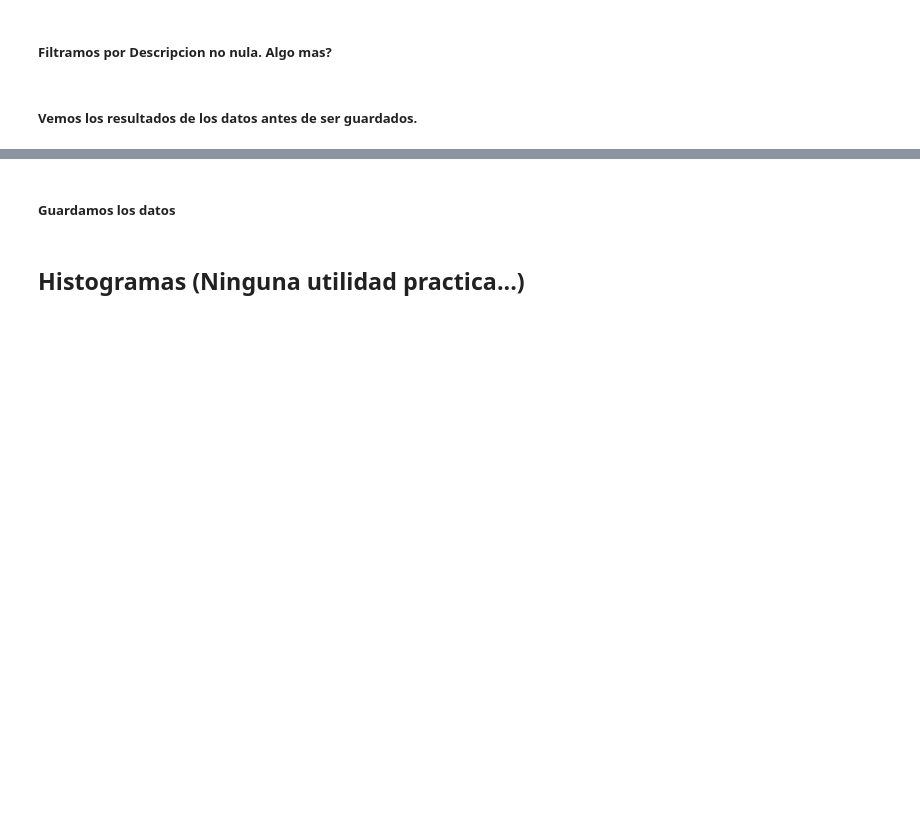
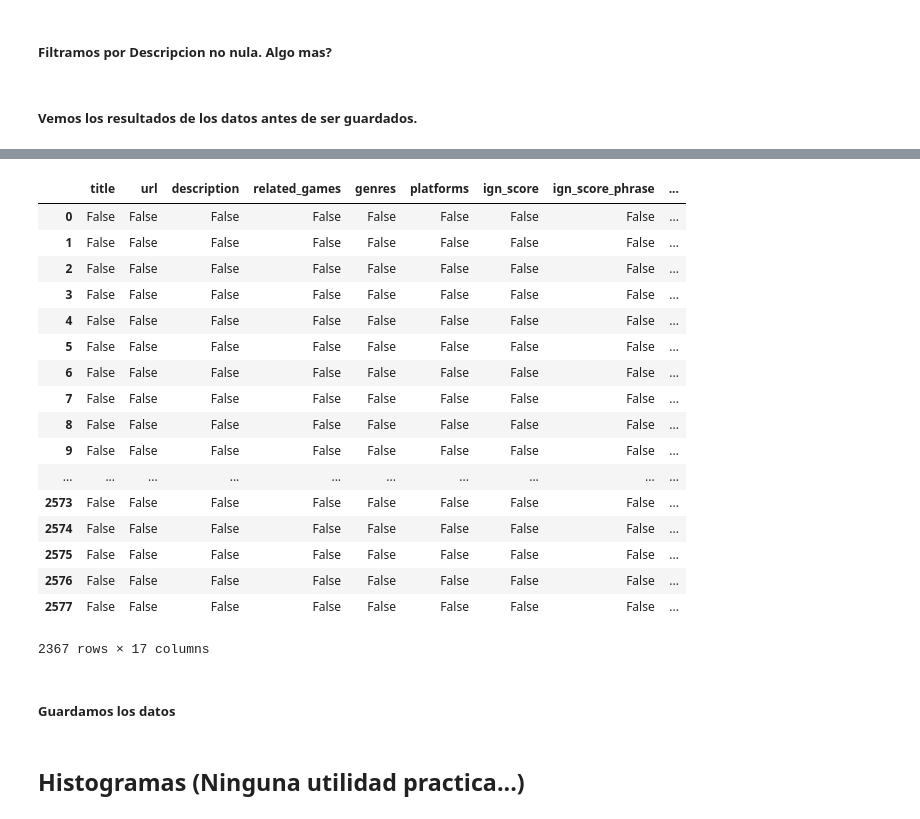
Before and after one commit to pbadillatorrealba/patos2017_IGN, a Jupyter notebook: join.ipynb, the cells around one changed output, grey strips where cells are left out. Saved outputs shown, nothing was run; the diff lists cells and outputs as text; code cells hidden in the pictures; blank space fills up the shorter version.

```diff
--- a/join.ipynb
+++ b/join.ipynb
@@ -132,3 +140,26 @@ with pd.option_context('display.max_rows', 100000, 'display.max_columns', 10000,
+# %%
+#1537 	False 	False 	False 	False 	False 	False 	False 	False 	False 	False 	False 	False 	False 	False 	False 	False 	False
+
+data.isnull()
+# %% [output]
+|  | title | url | description | related_games | genres | platforms | ign_score | ign_score_phrase | ... |
+| 0 | False | False | False | False | False | False | False | False | ... |
+| 1 | False | False | False | False | False | False | False | False | ... |
+| 2 | False | False | False | False | False | False | False | False | ... |
+| 3 | False | False | False | False | False | False | False | False | ... |
+| 4 | False | False | False | False | False | False | False | False | ... |
+| 5 | False | False | False | False | False | False | False | False | ... |
+| 6 | False | False | False | False | False | False | False | False | ... |
+| 7 | False | False | False | False | False | False | False | False | ... |
+| 8 | False | False | False | False | False | False | False | False | ... |
+| 9 | False | False | False | False | False | False | False | False | ... |
+| ... | ... | ... | ... | ... | ... | ... | ... | ... | ... |
+| 2573 | False | False | False | False | False | False | False | False | ... |
+| 2574 | False | False | False | False | False | False | False | False | ... |
+| 2575 | False | False | False | False | False | False | False | False | ... |
+| 2576 | False | False | False | False | False | False | False | False | ... |
+| 2577 | False | False | False | False | False | False | False | False | ... |
+2367 rows × 17 columns
 # %% [markdown]
 ##### Guardamos los datos
 # %%
```
Also changed, not shown: parts of 13 cells of this notebook, 16 other files.
